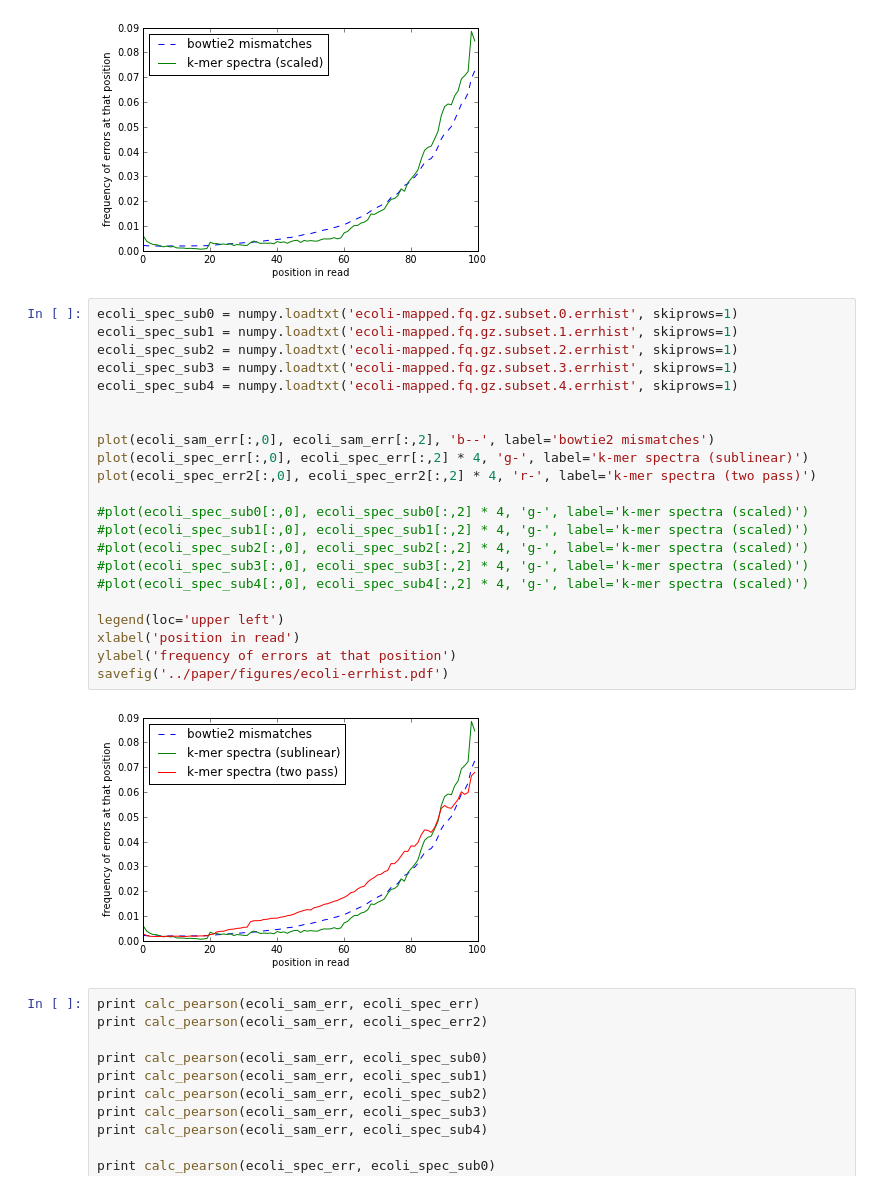
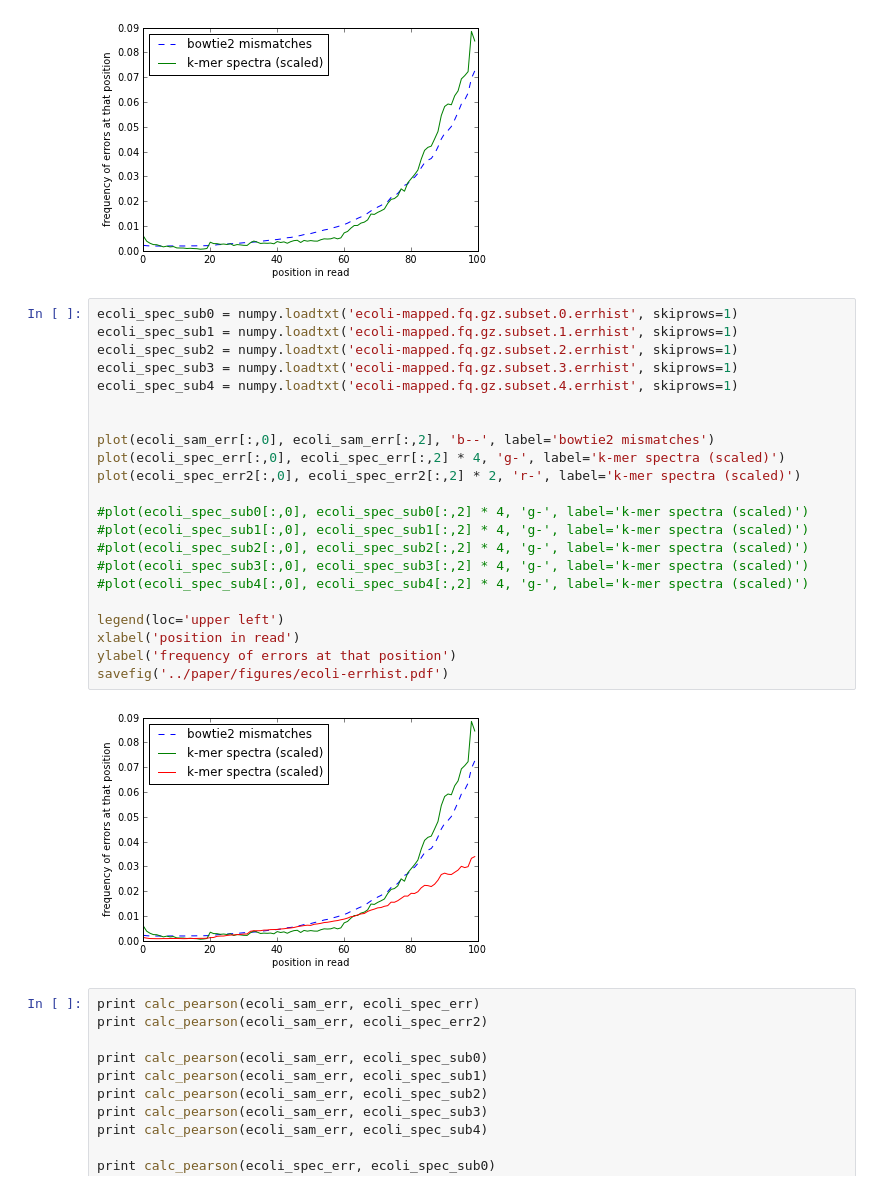
Before and after one commit to ctb/2014-streaming, a Jupyter notebook: pipeline/figures.ipynb, the cells around one changed output. Cells and saved outputs as stored; diff of their text form.

```diff
--- a/pipeline/figures.ipynb
+++ b/pipeline/figures.ipynb
@@ -64,27 +66,27 @@ savefig('../paper/figures/ecoli-errhist.pdf')
 # %%
 ecoli_spec_sub0 = numpy.loadtxt('ecoli-mapped.fq.gz.subset.0.errhist', skiprows=1)
 ecoli_spec_sub1 = numpy.loadtxt('ecoli-mapped.fq.gz.subset.1.errhist', skiprows=1)
 ecoli_spec_sub2 = numpy.loadtxt('ecoli-mapped.fq.gz.subset.2.errhist', skiprows=1)
 ecoli_spec_sub3 = numpy.loadtxt('ecoli-mapped.fq.gz.subset.3.errhist', skiprows=1)
 ecoli_spec_sub4 = numpy.loadtxt('ecoli-mapped.fq.gz.subset.4.errhist', skiprows=1)
 
 
 plot(ecoli_sam_err[:,0], ecoli_sam_err[:,2], 'b--', label='bowtie2 mismatches')
-plot(ecoli_spec_err[:,0], ecoli_spec_err[:,2] * 4, 'g-', label='k-mer spectra (sublinear)')
-plot(ecoli_spec_err2[:,0], ecoli_spec_err2[:,2] * 4, 'r-', label='k-mer spectra (two pass)')
+plot(ecoli_spec_err[:,0], ecoli_spec_err[:,2] * 4, 'g-', label='k-mer spectra (scaled)')
+plot(ecoli_spec_err2[:,0], ecoli_spec_err2[:,2] * 2, 'r-', label='k-mer spectra (scaled)')
 
 #plot(ecoli_spec_sub0[:,0], ecoli_spec_sub0[:,2] * 4, 'g-', label='k-mer spectra (scaled)')
 #plot(ecoli_spec_sub1[:,0], ecoli_spec_sub1[:,2] * 4, 'g-', label='k-mer spectra (scaled)')
 #plot(ecoli_spec_sub2[:,0], ecoli_spec_sub2[:,2] * 4, 'g-', label='k-mer spectra (scaled)')
 #plot(ecoli_spec_sub3[:,0], ecoli_spec_sub3[:,2] * 4, 'g-', label='k-mer spectra (scaled)')
 #plot(ecoli_spec_sub4[:,0], ecoli_spec_sub4[:,2] * 4, 'g-', label='k-mer spectra (scaled)')
 
 legend(loc='upper left')
 xlabel('position in read')
 ylabel('frequency of errors at that position')
 savefig('../paper/figures/ecoli-errhist.pdf')
 # %% [output]
-[figure, old version]
+[figure, new version]
 # %%
 print calc_pearson(ecoli_sam_err, ecoli_spec_err)
 print calc_pearson(ecoli_sam_err, ecoli_spec_err2)
```
Also changed, not shown: parts of 3 cells of this notebook, 6 other files.
